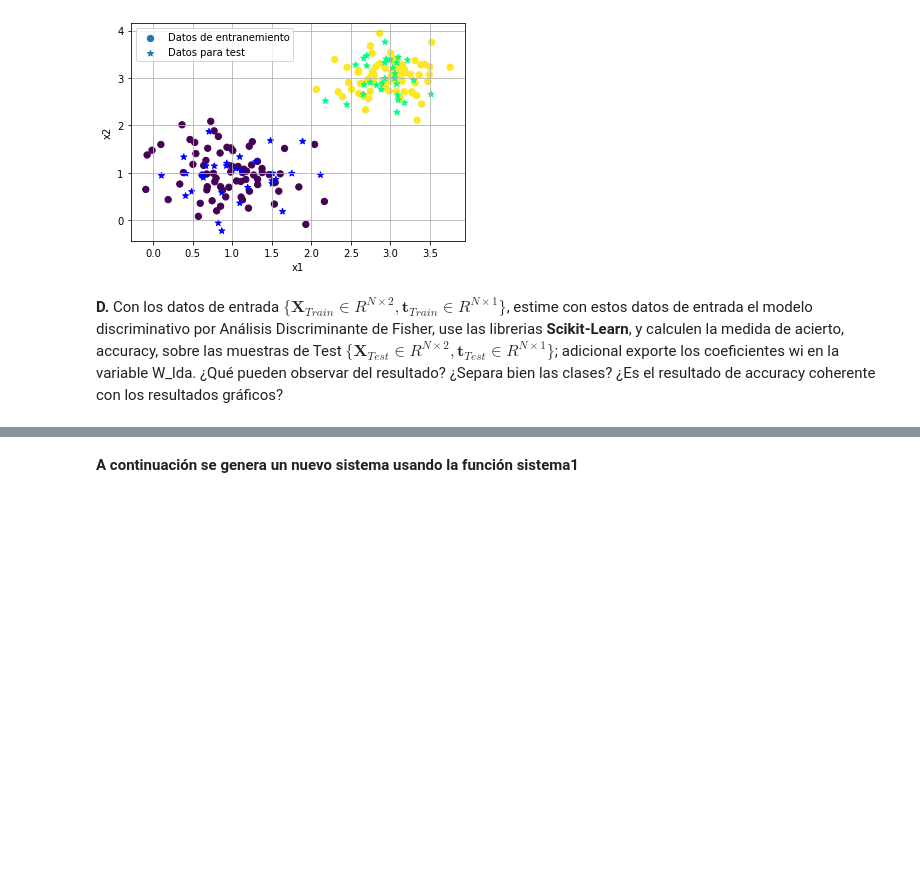
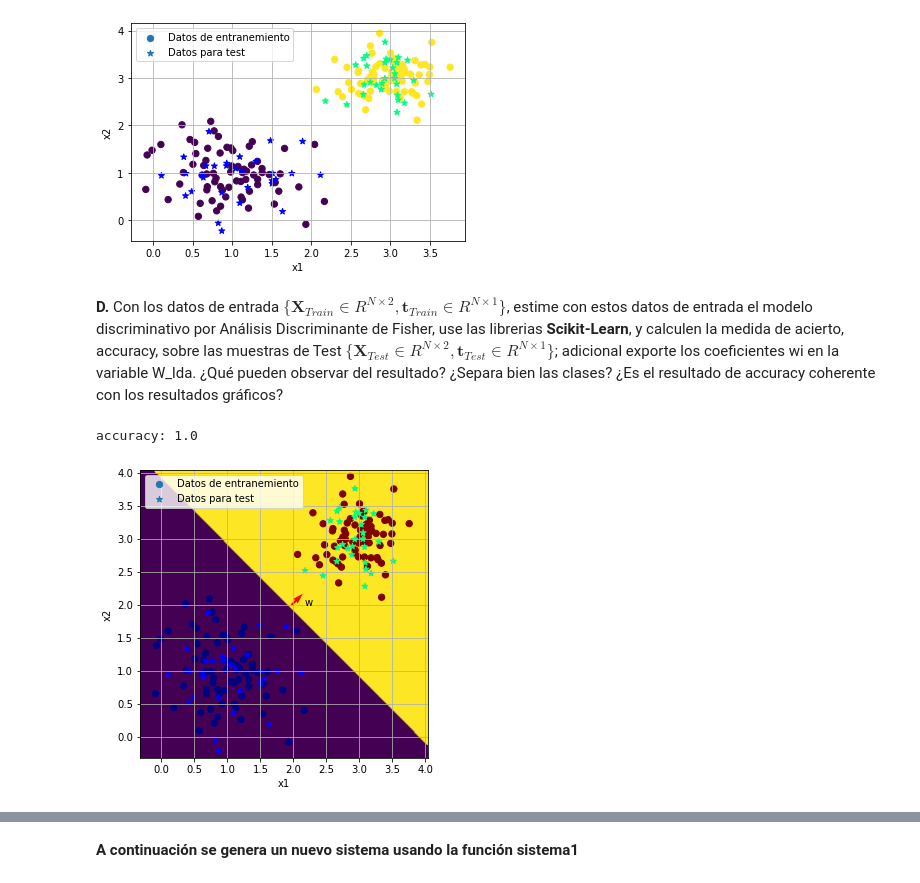
Before and after one commit to SeekingAura/Machine-learning-course-UTP, a Jupyter notebook: Laboratorios/Carlos Arturo Moreno Tabares - Lab03_.ipynb, the cells around one changed output, grey strips where cells are left out. Cells and saved outputs as stored; diff of their text form; code cells hidden in the pictures; blank space fills up the shorter version.

```diff
--- a/Laboratorios/Carlos Arturo Moreno Tabares - Lab03_.ipynb
+++ b/Laboratorios/Carlos Arturo Moreno Tabares - Lab03_.ipynb
@@ -423,34 +423,44 @@ plt.show()
 **D.** Con los datos de entrada $\{\boldsymbol{X}_{Train}\in R^{N\times2},\boldsymbol{t}_{Train}\in R^{N\times1}\}$, estime con estos datos de entrada el modelo discriminativo por Análisis Discriminante de Fisher, use las librerias **Scikit-Learn**, y calculen la medida de acierto, accuracy, sobre las muestras de Test $\{\boldsymbol{X}_{Test}\in R^{N\times2},\boldsymbol{t}_{Test}\in R^{N\times1}\}$; adicional exporte los coeficientes wi en la variable W_lda. ¿Qué pueden observar del resultado? ¿Separa bien las clases? ¿Es el resultado de accuracy coherente con los resultados gráficos?
 # %%
 #%% Your code
+from sklearn.discriminant_analysis import LinearDiscriminantAnalysis
+#from sklearn.lda import LDA
 
+# Generate data analisis
+clf = LinearDiscriminantAnalysis().fit(Xtrain, tTrain)
 
+t_new=clf.predict(Xtest).reshape(-1,1)
 
+W_lda=clf.coef_
 
+accuracy=np.mean(t_new==tTest)
 
-
+print("accuracy: {}".format(accuracy))
 
 #%% Para graficar
 min_x1 = np.min(X) - 0.1
 max_x1 = np.max(X) + 0.1
 x1 = np.arange(min_x1,max_x1,0.01)
 x2 = np.arange(min_x1,max_x1,0.01)
 xx1,xx2 = np.meshgrid(x1,x2)
 X_plot = np.concatenate((xx1.reshape(xx1.size,1),xx2.reshape(xx2.size,1)),axis=1)
 t_plot = clf.predict(X_plot).reshape(-1,1)
 fig = plt.figure()
 axes = fig.add_axes([1, 1, 1, 1])
 axes.scatter(X_plot[:,0],X_plot[:,1],c = t_plot,s = 40)
 axes.scatter(Xtrain[:,0],Xtrain[:,1],c=tTrain,s = 40,label='Datos de entranemiento',cmap=plt.cm.jet)
 axes.scatter(Xtest[:,0],Xtest[:,1],c=tTest+200,s = 40,marker='*',cmap=plt.cm.winter,label='Datos para test')
 means = np.mean(X,axis=0)
 axes.quiver(means[0],means[1],W_lda[0,0],W_lda[0,1],color = 'red')
 axes.text(means[0]+0.2,means[1],'w')
 plt.xlim([min_x1,max_x1])
 plt.ylim([min_x1,max_x1])
 axes.set_aspect('equal', 'box')
 plt.legend()
 plt.grid(True)
 plt.xlabel('x1')
 plt.ylabel('x2')
 plt.show()
+# %% [output]
+accuracy: 1.0
+[figure, added]
```
Also changed, not shown: parts of 11 cells of this notebook.
